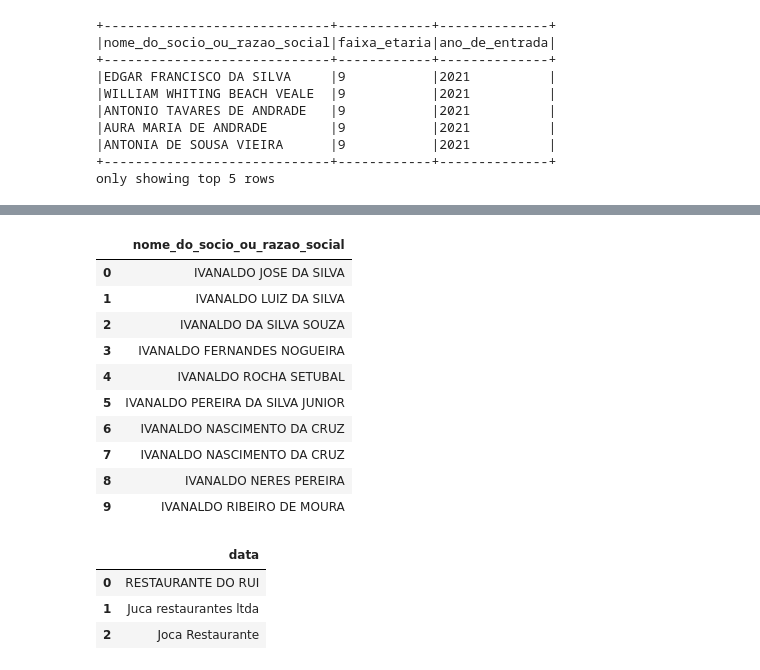
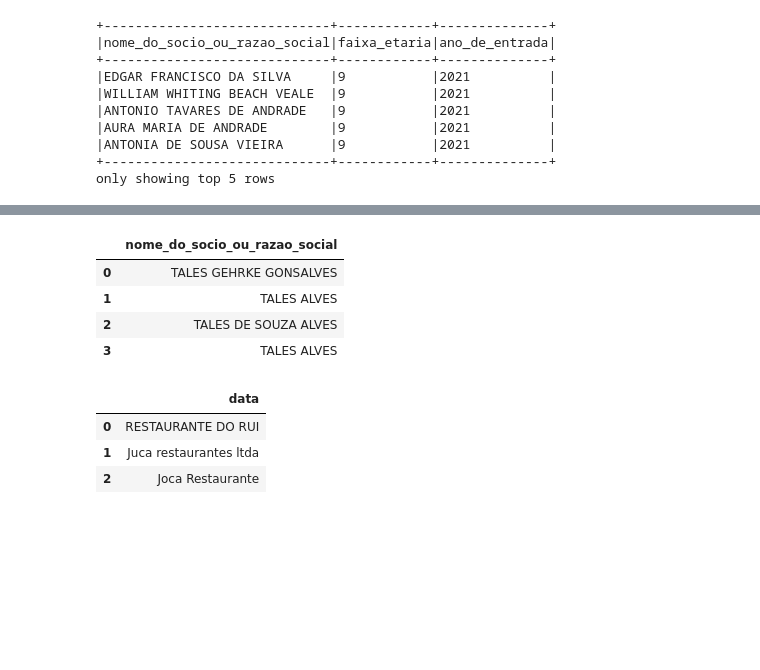
Before and after one commit to alanaquinoslv/curso-spark, a Jupyter notebook: cursoSpark.ipynb, the cells around one changed output, grey strips where cells are left out. Drawn from its saved outputs; the diff is of its cells as text; code cells hidden in the pictures; blank space fills up the shorter version.

```diff
--- a/cursoSpark.ipynb
+++ b/cursoSpark.ipynb
@@ -635,22 +635,16 @@ only showing top 5 rows
 # %%
 socios\
   .select('nome_do_socio_ou_razao_social')\
   .filter(socios.nome_do_socio_ou_razao_social.startswith('TALES'))\
-  .filter(socios.nome_do_socio_ou_razao_social.endswithswith('ALVES'))\
+  .filter(socios.nome_do_socio_ou_razao_social.endswith('ALVES'))\
   .limit(10)\
   .toPandas()
 # %% [output]
 |  | nome_do_socio_ou_razao_social |
-| 0 | IVANALDO JOSE DA SILVA |
-| 1 | IVANALDO LUIZ DA SILVA |
-| 2 | IVANALDO DA SILVA SOUZA |
-| 3 | IVANALDO FERNANDES NOGUEIRA |
-| 4 | IVANALDO ROCHA SETUBAL |
-| 5 | IVANALDO PEREIRA DA SILVA JUNIOR |
-| 6 | IVANALDO NASCIMENTO DA CRUZ |
-| 7 | IVANALDO NASCIMENTO DA CRUZ |
-| 8 | IVANALDO NERES PEREIRA |
-| 9 | IVANALDO RIBEIRO DE MOURA |
+| 0 | TALES GEHRKE GONSALVES |
+| 1 | TALES ALVES |
+| 2 | TALES DE SOUZA ALVES |
+| 3 | TALES ALVES |
 # %%
 # comando like
 df = spark.createDataFrame([('RESTAURANTE DO RUI',), ('Juca restaurantes ltda',), ('Joca Restaurante',)], ['data'])
```
Also changed, not shown: parts of 54 cells of this notebook.
